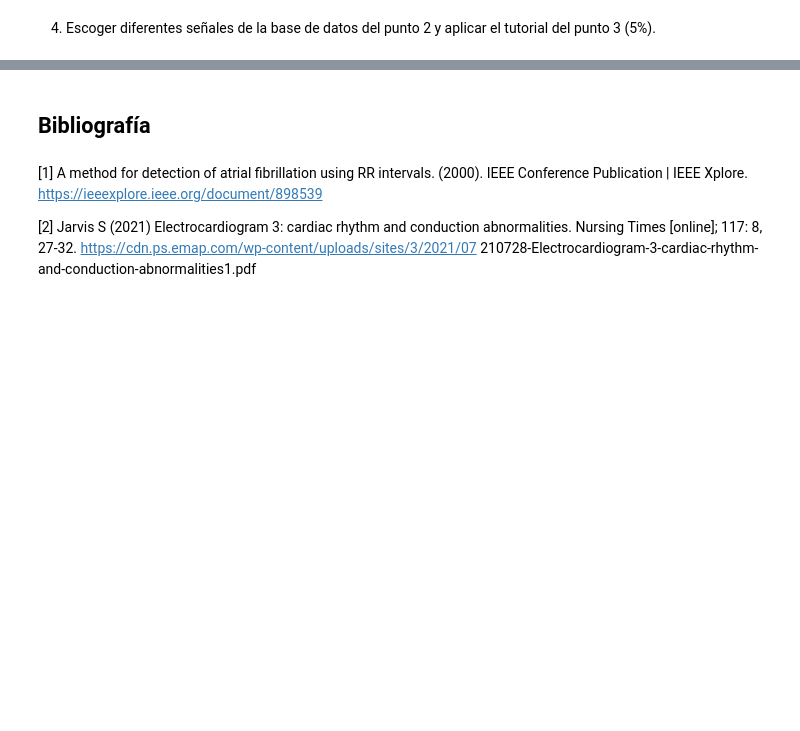
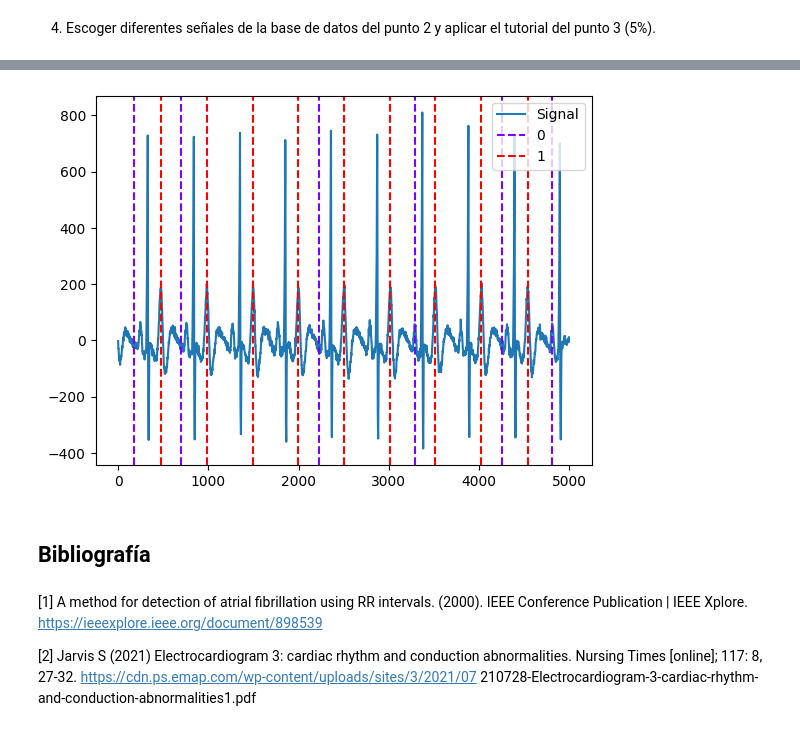
Before and after one commit to AndresBanquezBio/Biosenales, a Jupyter notebook: Proyectos/Proyecto_4/Proyecto_4_AndresBanquez_MelinaVillada.ipynb, the cells around one changed output, grey strips where cells are left out. Cells and saved outputs as stored; diff of their text form; code cells hidden in the pictures; blank space fills up the shorter version.

```diff
--- a/Proyectos/Proyecto_4/Proyecto_4_AndresBanquez_MelinaVillada.ipynb
+++ b/Proyectos/Proyecto_4/Proyecto_4_AndresBanquez_MelinaVillada.ipynb
@@ -95,3 +122,9 @@ Error al calcular HRV: NeuroKit error: the window cannot contain more data point
+# %%
+_, rpeaks = nk.ecg_peaks(ecg_cleaned, sampling_rate=1000)
+signals, waves = nk.ecg_delineate(ecg_cleaned, rpeaks, sampling_rate=1000)
+nk.events_plot([waves["ECG_P_Peaks"], waves["ECG_T_Peaks"]], ecg_cleaned)
+# %% [output]
+[figure, added]
 # %% [markdown]
 ## **Bibliografía**
 # %% [markdown]
```
Also changed, not shown: parts of 6 cells of this notebook, 10 other files.
